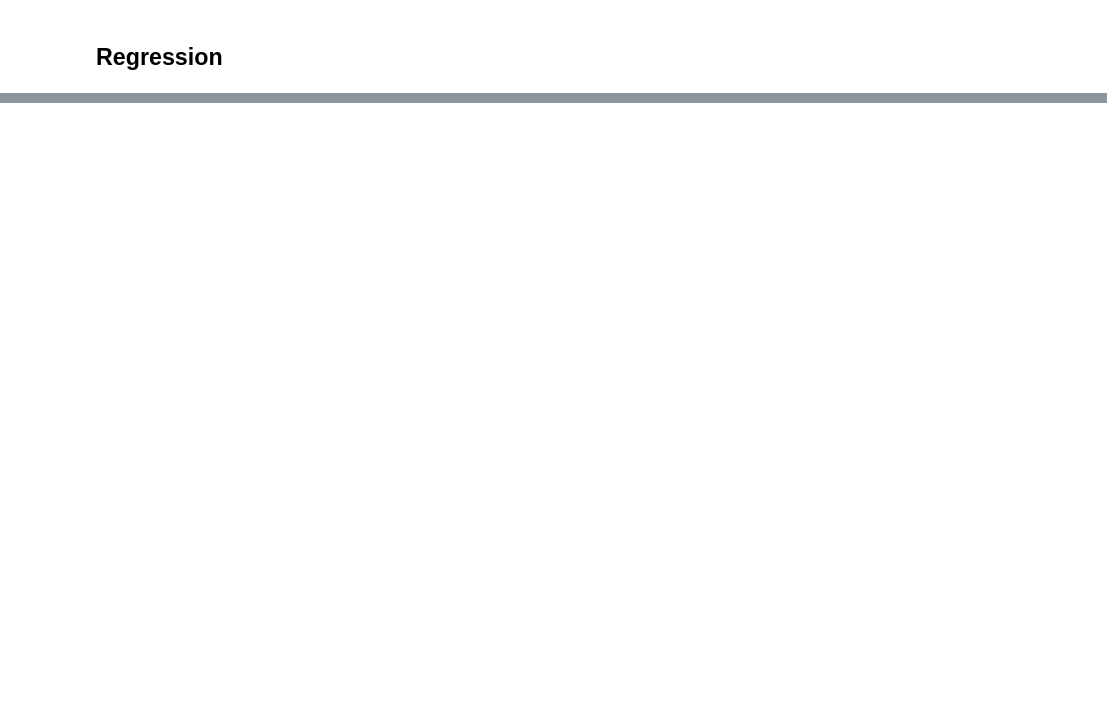
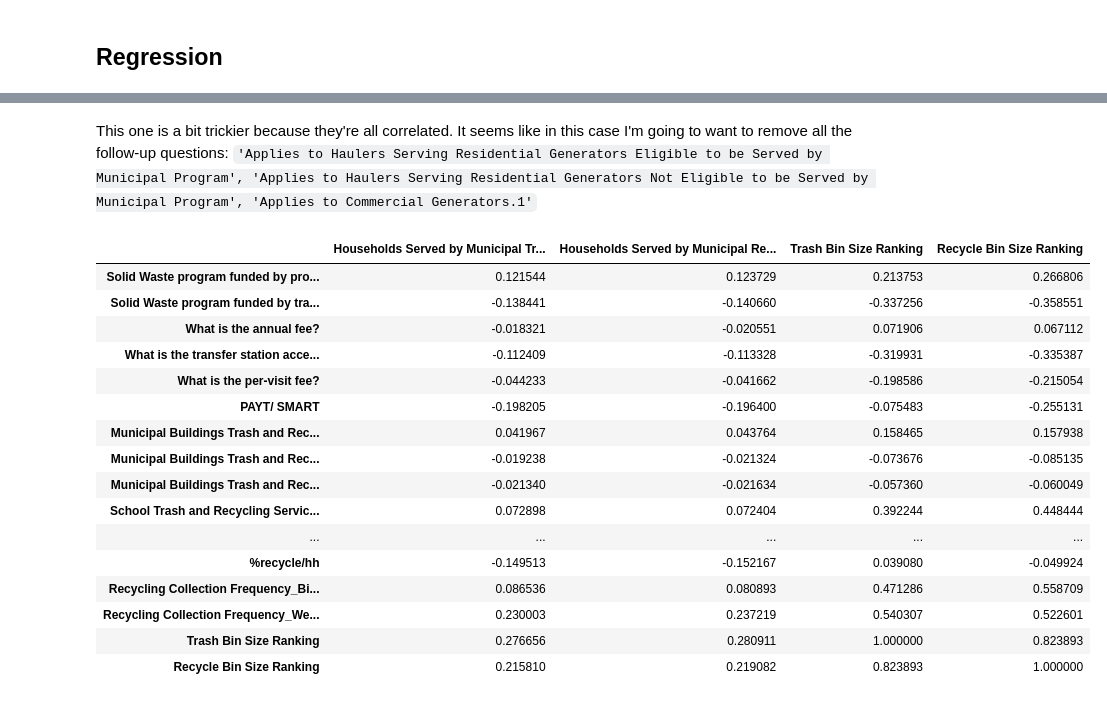
Before and after one commit to DGiulietti/RecycleEffectivenessMA, a Jupyter notebook: part3.ipynb, the cells around one changed output, grey strips where cells are left out. Saved outputs shown, nothing was run; the diff lists cells and outputs as text; code cells hidden in the pictures; blank space fills up the shorter version.

```diff
--- a/part3.ipynb
+++ b/part3.ipynb
@@ -312,0 +525,2 @@ test_ohe
+# %%
+df_for_regression.drop(columns=['Enforced Mandatory Recycling'], inplace=True)
@@ -312,0 +560,12 @@ test_ohe
+# %% [markdown]
+This one is a bit trickier because they're all correlated. It seems like in this case I'm going to want to remove all the follow-up questions: `'Applies to Haulers Serving Residential Generators Eligible to be Served by Municipal Program',
+       'Applies to Haulers Serving Residential Generators Not Eligible to be Served by Municipal Program',
+       'Applies to Commercial Generators.1'`
+# %%
+df_for_regression.drop(columns=['Applies to Haulers Serving Residential Generators Eligible to be Served by Municipal Program',
+       'Applies to Haulers Serving Residential Generators Not Eligible to be Served by Municipal Program',
+       'Applies to Commercial Generators.1'], inplace=True)
+# %%
+# Now the whole table
+
+dfcorr= df_for_regression.corr()
@@ -312,0 +574,22 @@ test_ohe
+# %%
+mask = ((dfcorr>0.75) & (dfcorr<1)).any(axis=0)
+# %%
+dfcorr[mask].T.style.applymap(color_val_red)
+# %% [output]
+|  | Households Served by Municipal Tr... | Households Served by Municipal Re... | Trash Bin Size Ranking | Recycle Bin Size Ranking |
+| Solid Waste program funded by pro... | 0.121544 | 0.123729 | 0.213753 | 0.266806 |
+| Solid Waste program funded by tra... | -0.138441 | -0.140660 | -0.337256 | -0.358551 |
+| What is the annual fee? | -0.018321 | -0.020551 | 0.071906 | 0.067112 |
+| What is the transfer station acce... | -0.112409 | -0.113328 | -0.319931 | -0.335387 |
+| What is the per-visit fee? | -0.044233 | -0.041662 | -0.198586 | -0.215054 |
+| PAYT/ SMART | -0.198205 | -0.196400 | -0.075483 | -0.255131 |
+| Municipal Buildings Trash and Rec... | 0.041967 | 0.043764 | 0.158465 | 0.157938 |
+| Municipal Buildings Trash and Rec... | -0.019238 | -0.021324 | -0.073676 | -0.085135 |
+| Municipal Buildings Trash and Rec... | -0.021340 | -0.021634 | -0.057360 | -0.060049 |
+| School Trash and Recycling Servic... | 0.072898 | 0.072404 | 0.392244 | 0.448444 |
+| ... | ... | ... | ... | ... |
+| %recycle/hh | -0.149513 | -0.152167 | 0.039080 | -0.049924 |
+| Recycling Collection Frequency_Bi... | 0.086536 | 0.080893 | 0.471286 | 0.558709 |
+| Recycling Collection Frequency_We... | 0.230003 | 0.237219 | 0.540307 | 0.522601 |
+| Trash Bin Size Ranking | 0.276656 | 0.280911 | 1.000000 | 0.823893 |
+| Recycle Bin Size Ranking | 0.215810 | 0.219082 | 0.823893 | 1.000000 |
```
Also changed, not shown: parts of 107 cells of this notebook, 5 other files.
